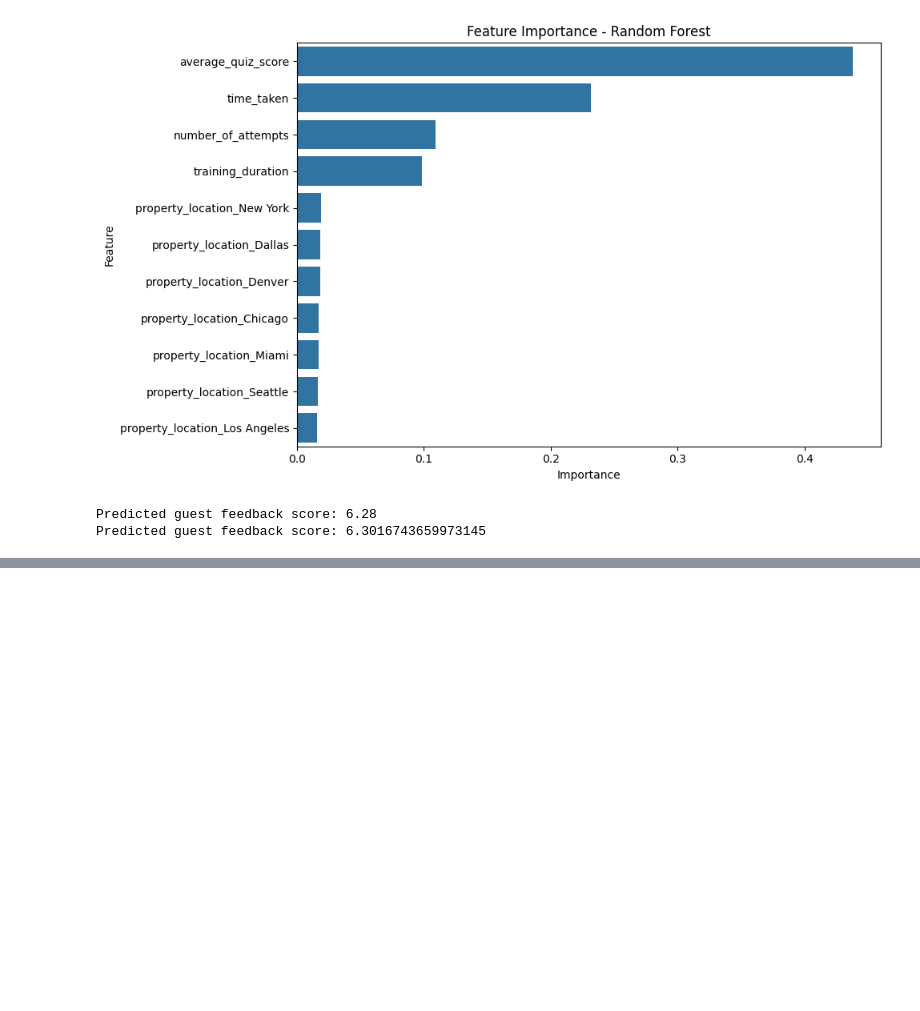
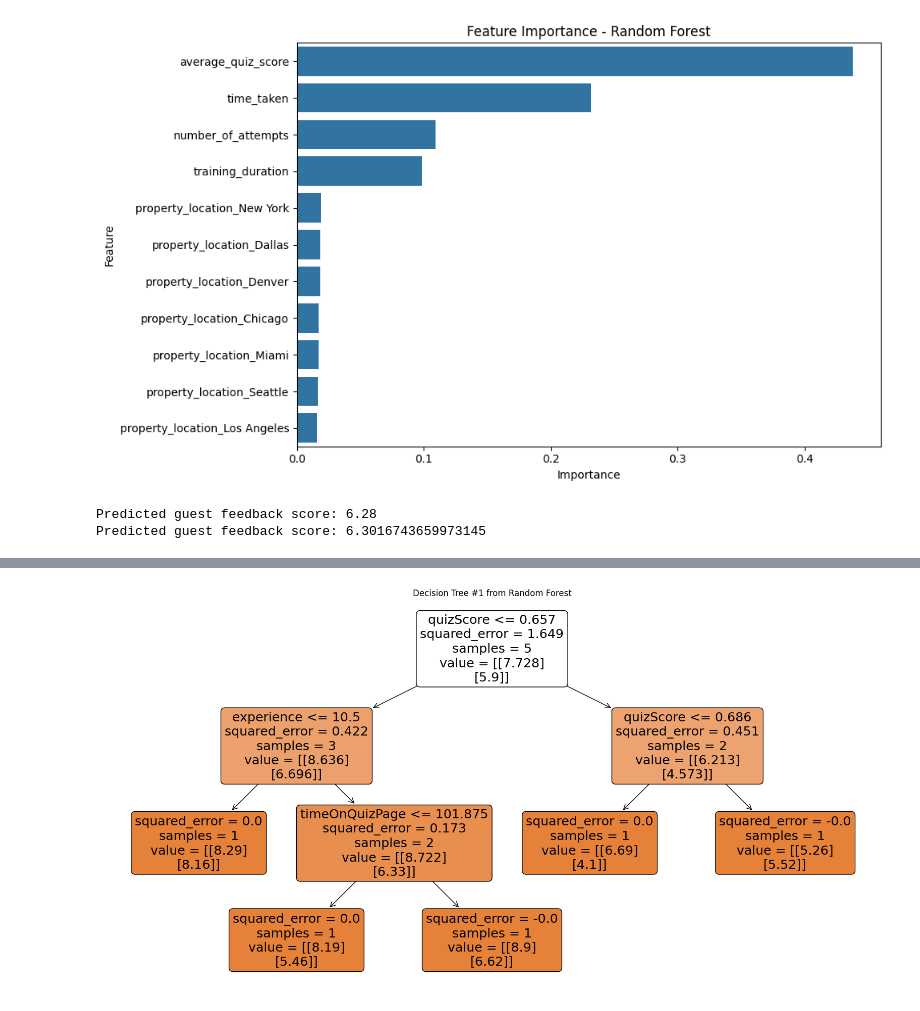
Before and after one commit to jkash25/business-challenge, a Jupyter notebook: training/training.ipynb, the cells around one changed output, grey strips where cells are left out. Drawn from its saved outputs; the diff is of its cells as text; code cells hidden in the pictures; blank space fills up the shorter version.

```diff
--- a/training/training.ipynb
+++ b/training/training.ipynb
@@ -170,0 +326,12 @@ print(rf_model.d)
+# %%
+from sklearn.tree import export_graphviz
+from sklearn.tree import plot_tree
+import matplotlib.pyplot as plt
+
+# Visualize the first tree in the forest
+plt.figure(figsize=(20, 10))
+plot_tree(model.estimators_[0], feature_names=feature_cols, filled=True, rounded=True)
+plt.title("Decision Tree #1 from Random Forest")
+plt.show()
+# %% [output]
+[figure, added]
```
Also changed, not shown: parts of 15 cells of this notebook.
